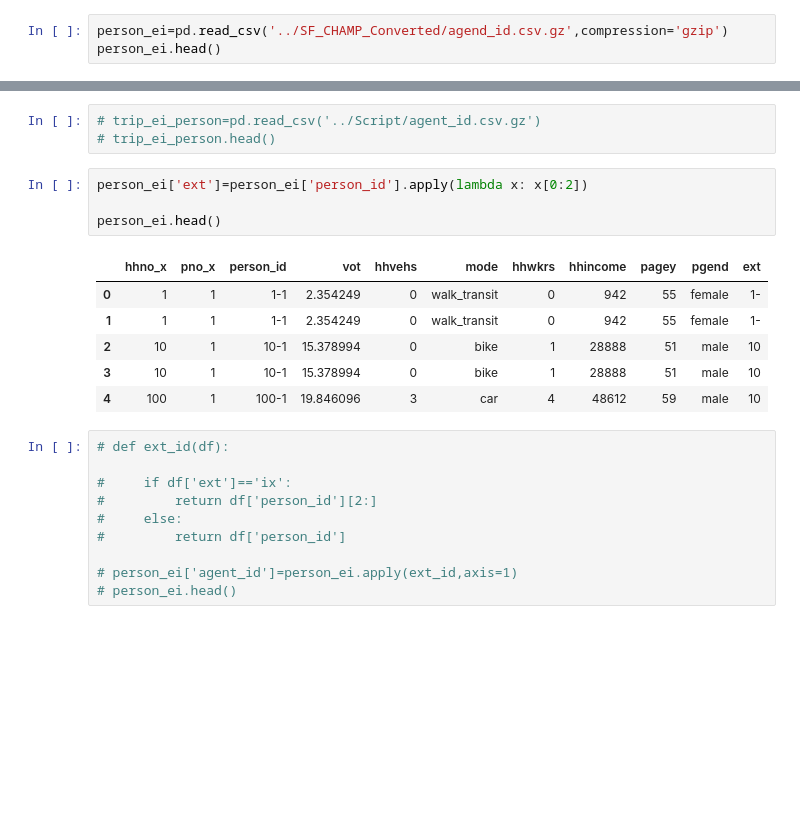
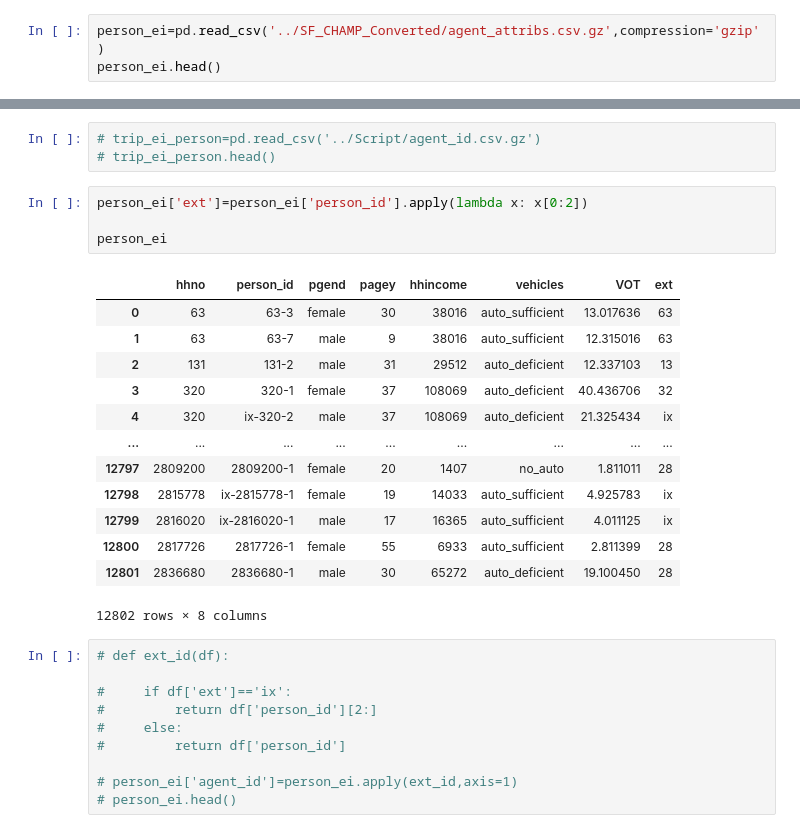
Before and after one commit to tscore-utc/scenarios, a Jupyter notebook: convert/Script/household and person files.ipynb, the cells around one changed output, grey strips where cells are left out. Drawn from its saved outputs; the diff is of its cells as text; blank space fills up the shorter version.

```diff
--- a/convert/Script/household and person files.ipynb
+++ b/convert/Script/household and person files.ipynb
@@ -42,4 +42,4 @@ mzone=pd.read_csv('../SF-CHAMP Outputs/mzone_short.csv')
 # %%
-person_ei=pd.read_csv('../SF_CHAMP_Converted/agend_id.csv.gz',compression='gzip')
+person_ei=pd.read_csv('../SF_CHAMP_Converted/agent_attribs.csv.gz',compression='gzip')
 person_ei.head()
 # %% [output]
@@ -73,14 +69,21 @@ len(person)
 # %%
 person_ei['ext']=person_ei['person_id'].apply(lambda x: x[0:2])
 
-person_ei.head()
+person_ei
 # %% [output]
-|  | hhno_x | pno_x | person_id | vot | hhvehs | mode | hhwkrs | hhincome | pagey | pgend | ext |
-| 0 | 1 | 1 | 1-1 | 2.354249 | 0 | walk_transit | 0 | 942 | 55 | female | 1- |
-| 1 | 1 | 1 | 1-1 | 2.354249 | 0 | walk_transit | 0 | 942 | 55 | female | 1- |
-| 2 | 10 | 1 | 10-1 | 15.378994 | 0 | bike | 1 | 28888 | 51 | male | 10 |
-| 3 | 10 | 1 | 10-1 | 15.378994 | 0 | bike | 1 | 28888 | 51 | male | 10 |
-| 4 | 100 | 1 | 100-1 | 19.846096 | 3 | car | 4 | 48612 | 59 | male | 10 |
+|  | hhno | person_id | pgend | pagey | hhincome | vehicles | VOT | ext |
+| 0 | 63 | 63-3 | female | 30 | 38016 | auto_sufficient | 13.017636 | 63 |
+| 1 | 63 | 63-7 | male | 9 | 38016 | auto_sufficient | 12.315016 | 63 |
+| 2 | 131 | 131-2 | male | 31 | 29512 | auto_deficient | 12.337103 | 13 |
+| 3 | 320 | 320-1 | female | 37 | 108069 | auto_deficient | 40.436706 | 32 |
+| 4 | 320 | ix-320-2 | male | 37 | 108069 | auto_deficient | 21.325434 | ix |
+| ... | ... | ... | ... | ... | ... | ... | ... | ... |
+| 12797 | 2809200 | 2809200-1 | female | 20 | 1407 | no_auto | 1.811011 | 28 |
+| 12798 | 2815778 | ix-2815778-1 | female | 19 | 14033 | auto_sufficient | 4.925783 | ix |
+| 12799 | 2816020 | ix-2816020-1 | male | 17 | 16365 | auto_sufficient | 4.011125 | ix |
+| 12800 | 2817726 | 2817726-1 | female | 55 | 6933 | auto_sufficient | 2.811399 | 28 |
+| 12801 | 2836680 | 2836680-1 | male | 30 | 65272 | auto_deficient | 19.100450 | 28 |
+12802 rows × 8 columns
 # %%
 # def ext_id(df):
 
```
Also changed, not shown: parts of 35 cells of this notebook, 2 other files.
